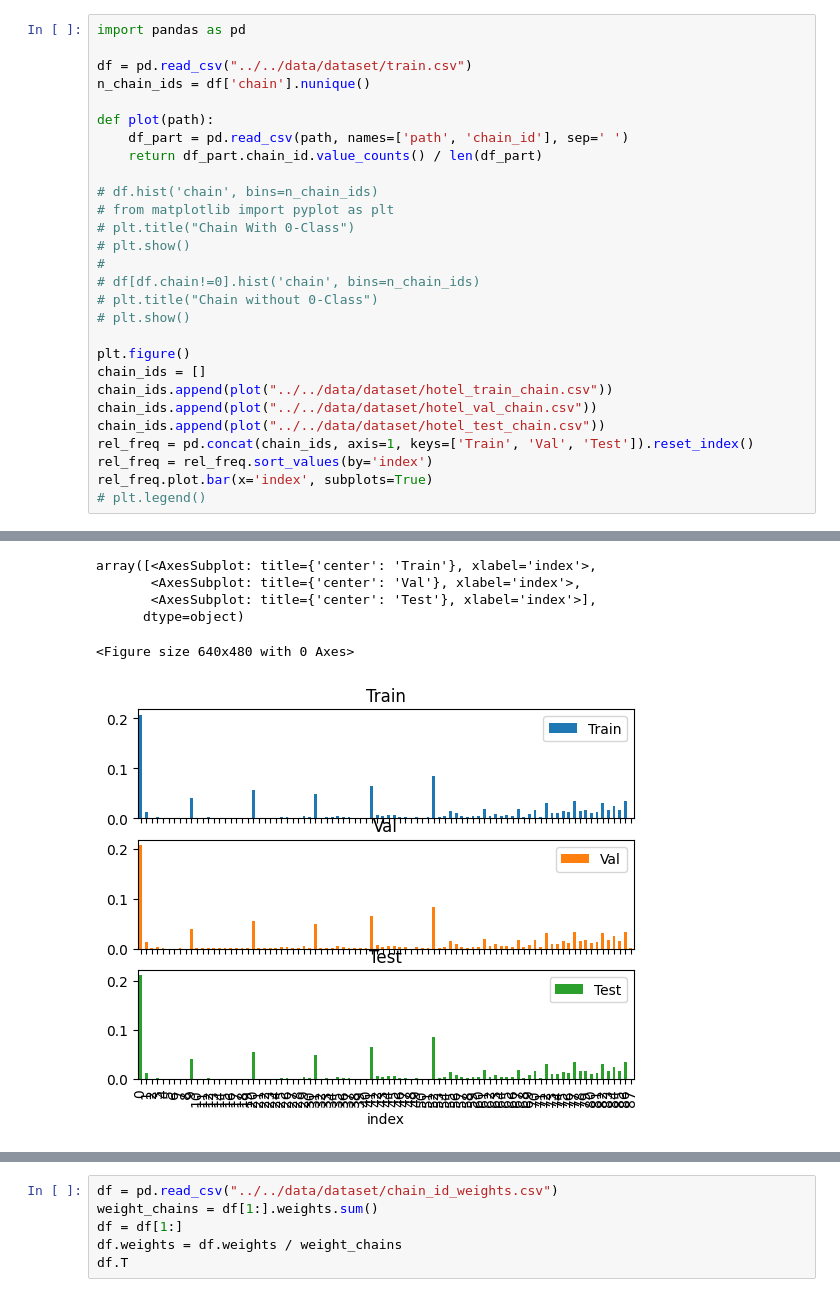
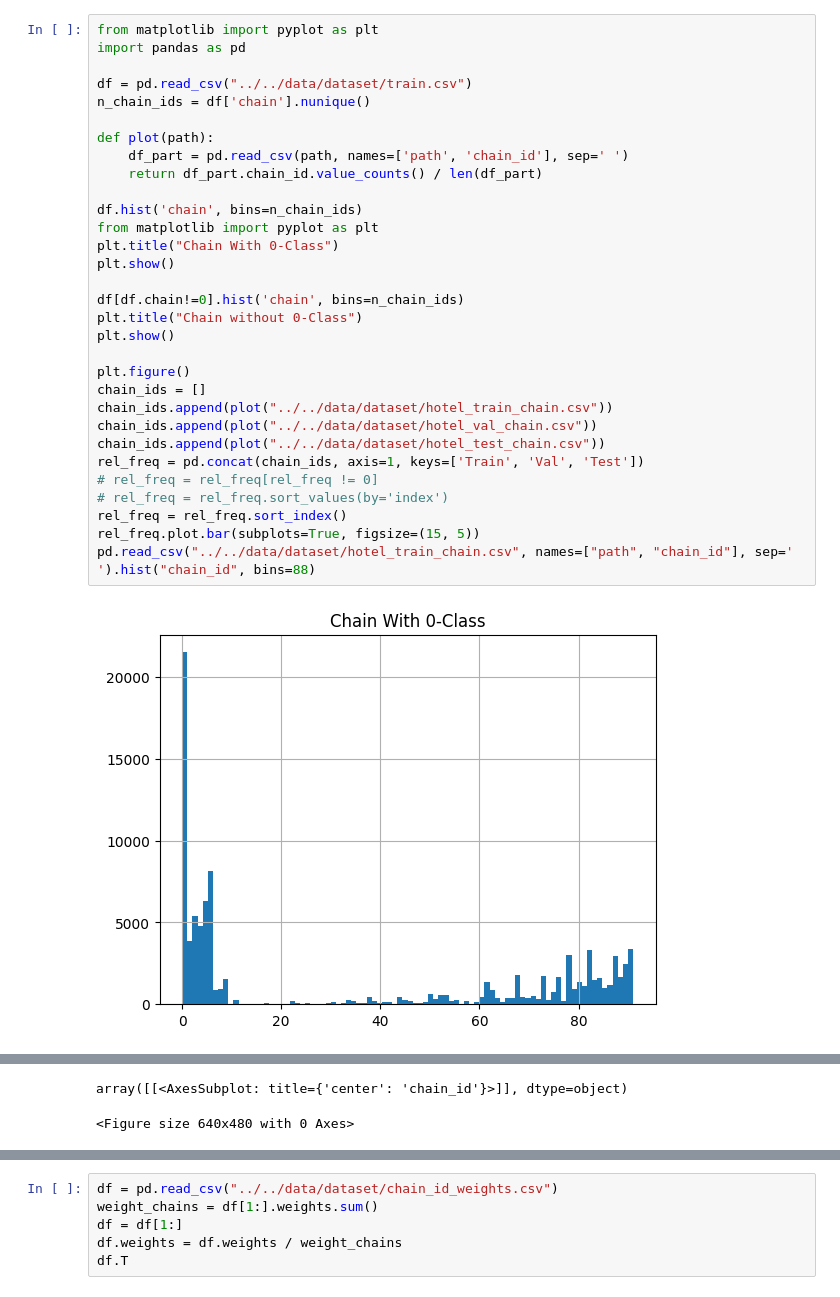
Before and after one commit to claudius-kienle/hotel-id-nns, a Jupyter notebook: hotel_id_nns/scripts/inspect_dataset.ipynb, the cells around one changed output, grey strips where cells are left out. Saved outputs shown, nothing was run; the diff lists cells and outputs as text.

```diff
--- a/hotel_id_nns/scripts/inspect_dataset.ipynb
+++ b/hotel_id_nns/scripts/inspect_dataset.ipynb
@@ -1,29 +1,33 @@
 # %%
+from matplotlib import pyplot as plt
 import pandas as pd
 
 df = pd.read_csv("../../data/dataset/train.csv")
 n_chain_ids = df['chain'].nunique()
 
 def plot(path):
     df_part = pd.read_csv(path, names=['path', 'chain_id'], sep=' ')
     return df_part.chain_id.value_counts() / len(df_part)
 
-# df.hist('chain', bins=n_chain_ids)
-# from matplotlib import pyplot as plt
-# plt.title("Chain With 0-Class")
-# plt.show()
-#
-# df[df.chain!=0].hist('chain', bins=n_chain_ids)
-# plt.title("Chain without 0-Class")
-# plt.show()
+df.hist('chain', bins=n_chain_ids)
+from matplotlib import pyplot as plt
+plt.title("Chain With 0-Class")
+plt.show()
+
+df[df.chain!=0].hist('chain', bins=n_chain_ids)
+plt.title("Chain without 0-Class")
+plt.show()
 
 plt.figure()
 chain_ids = []
 chain_ids.append(plot("../../data/dataset/hotel_train_chain.csv"))
 chain_ids.append(plot("../../data/dataset/hotel_val_chain.csv"))
 chain_ids.append(plot("../../data/dataset/hotel_test_chain.csv"))
-rel_freq = pd.concat(chain_ids, axis=1, keys=['Train', 'Val', 'Test']).reset_index()
-rel_freq = rel_freq.sort_values(by='index')
-rel_freq.plot.bar(x='index', subplots=True)
-# plt.legend()
+rel_freq = pd.concat(chain_ids, axis=1, keys=['Train', 'Val', 'Test'])
+# rel_freq = rel_freq[rel_freq != 0]
+# rel_freq = rel_freq.sort_values(by='index')
+rel_freq = rel_freq.sort_index()
+rel_freq.plot.bar(subplots=True, figsize=(15, 5))
+pd.read_csv("../../data/dataset/hotel_train_chain.csv", names=["path", "chain_id"], sep=' ').hist("chain_id", bins=88)
 # %% [output]
+[figure, new version]
@@ -30,6 +35,2 @@ rel_freq.plot.bar(x='index', subplots=True)
-array([<AxesSubplot: title={'center': 'Train'}, xlabel='index'>,
-       <AxesSubplot: title={'center': 'Val'}, xlabel='index'>,
-       <AxesSubplot: title={'center': 'Test'}, xlabel='index'>],
-      dtype=object)
+array([[<AxesSubplot: title={'center': 'chain_id'}>]], dtype=object)
 <Figure size 640x480 with 0 Axes>
-[figure, old version]
```
Also changed, not shown: parts of 2 cells of this notebook, 6 other files.
